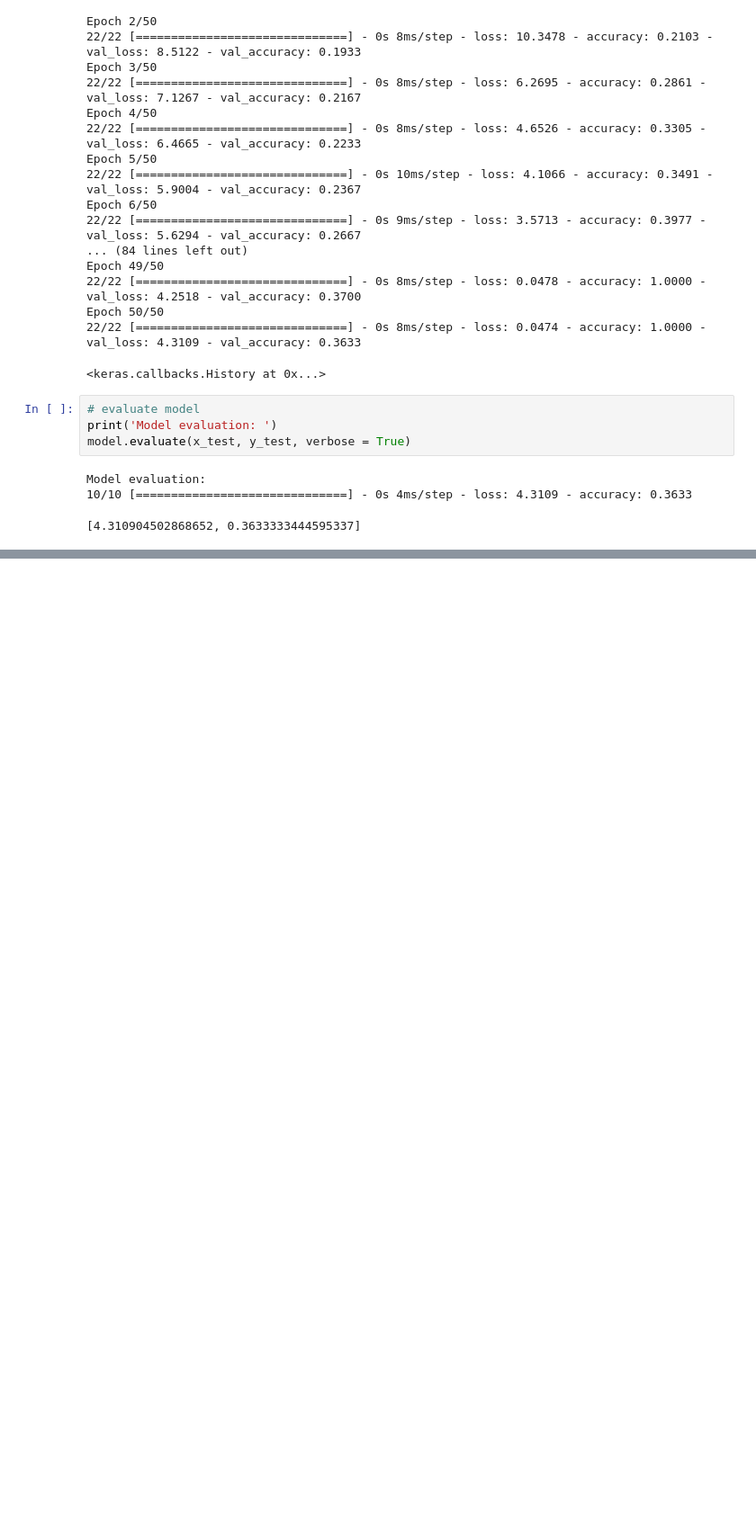
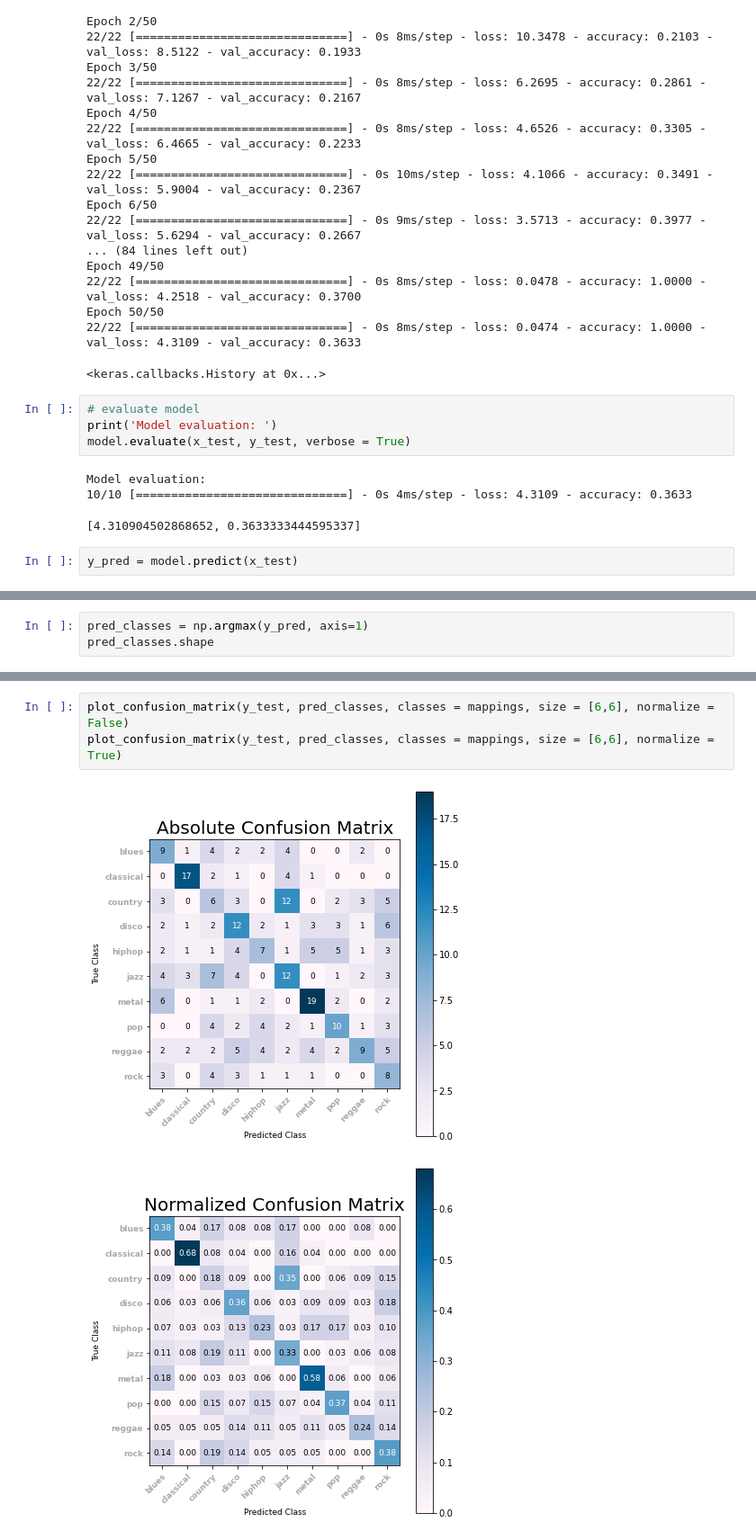
Before and after one commit to HNuijens/AudioMachineLearning, a Jupyter notebook: TensorFlow/Music Classification - Train Model.ipynb, the cells around one changed output, grey strips where cells are left out. Shown: that part at 90% size. Saved outputs shown, nothing was run; the diff lists cells and outputs as text; blank space fills up the shorter version.

Commit message:
added confustion matrix

```diff
--- a/TensorFlow/Music Classification - Train Model.ipynb
+++ b/TensorFlow/Music Classification - Train Model.ipynb
@@ -108,3 +110,5 @@ model.evaluate(x_test, y_test, verbose = True)
 Model evaluation:
 10/10 [==============================] - 0s 4ms/step - loss: 4.3109 - accuracy: 0.3633
 [4.310904502868652, 0.3633333444595337]
+# %%
+y_pred = model.predict(x_test)
@@ -110,0 +117,3 @@ Model evaluation:
+# %%
+pred_classes = np.argmax(y_pred, axis=1)
+pred_classes.shape
@@ -110,0 +179,6 @@ Model evaluation:
+# %%
+plot_confusion_matrix(y_test, pred_classes, classes = mappings, size = [6,6], normalize = False)
+plot_confusion_matrix(y_test, pred_classes, classes = mappings, size = [6,6], normalize = True)
+# %% [output]
+[figure, added]
+[figure, added]
```
Also changed, not shown: parts of 6 cells of this notebook.
